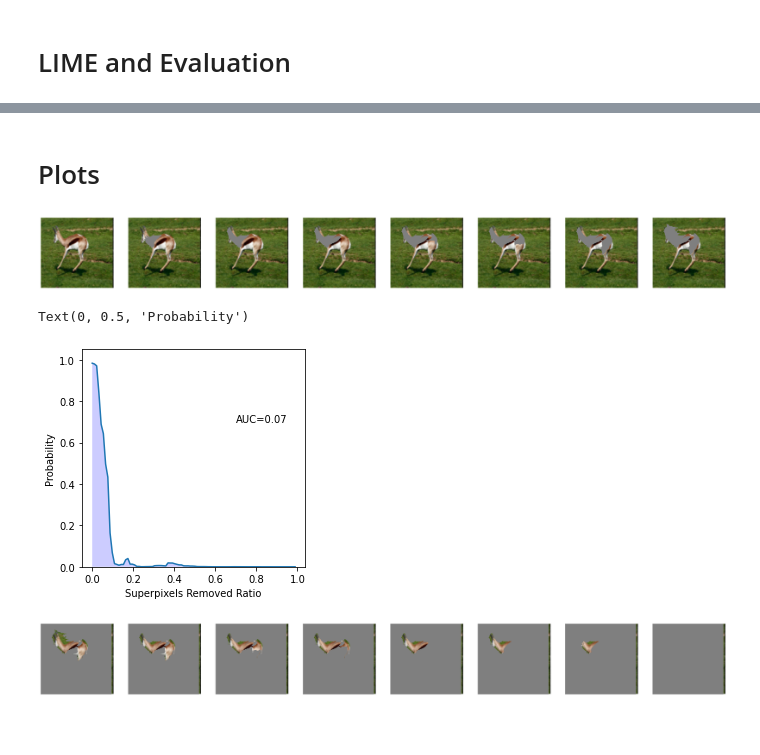
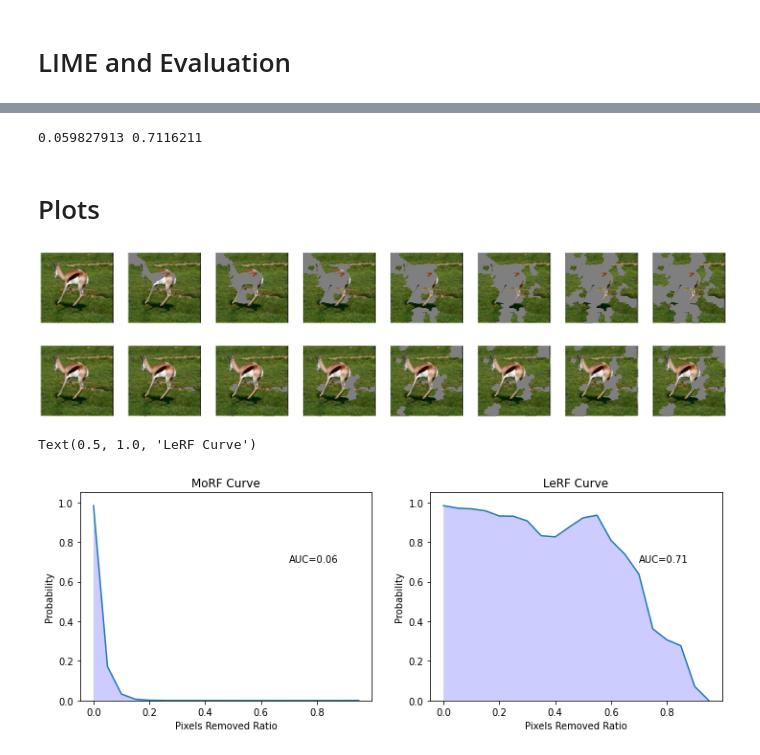
Before and after one commit to PaddlePaddle/InterpretDL, a Jupyter notebook: tutorials/perturbation_tutorial.ipynb, the cells around one changed output, grey strips where cells are left out. Drawn from its saved outputs; the diff is of its cells as text; code cells hidden in the pictures; blank space fills up the shorter version.

```diff
--- a/tutorials/perturbation_tutorial.ipynb
+++ b/tutorials/perturbation_tutorial.ipynb
@@ -5,8 +7,12 @@ import interpretdl as it
 # %%
+import interpretdl as it
 from paddle.vision.models import resnet50
+import paddle
+device = 'gpu:0'
+paddle.set_device(device)
 paddle_model = resnet50(pretrained=True)
 img_path = 'assets/deer.png'
-sg = it.SmoothGradInterpreter(paddle_model, device='gpu:0')
+sg = it.SmoothGradInterpreter(paddle_model, device=device)
 exp = sg.interpret(
         img_path,
         noise_amount=0.1,
@@ -29,10 +61,10 @@ r = evaluator.evaluate(img_path, exp)
 from paddle.vision.models import resnet50
 paddle_model = resnet50(pretrained=True)
 img_path = 'assets/deer.png'
-lime = it.LIMECVInterpreter(paddle_model, device='gpu:0')
+lime = it.LIMECVInterpreter(paddle_model, device=device)
 lime_weights = lime.interpret(
     img_path,
-    num_samples=2000,
+    num_samples=3000,
     batch_size=50,
     visual=True,
     save_path=None
@@ -44,6 +74,9 @@ W0301 21:31:50.710744 24315 device_context.cc:465] device: 0, cuDNN Version: 7.6
 # %%
-evaluator = it.Perturbation(paddle_model, device='gpu:0')
-r = evaluator.evaluate(img_path, lime.lime_results)
+evaluator = it.Perturbation(paddle_model, device=device)
+r = evaluator.evaluate(img_path, lime.lime_results, limit_number_generated_samples=20)
+print(r['MoRF_score'], r['LeRF_score'])
+# %% [output]
+0.059827913 0.7116211
 # %% [markdown]
 # Plots
 # %%
@@ -52,41 +85,51 @@ import matplotlib.pyplot as plt
 psize = 4
 show_images = 8
 cols = show_images
+
+# deletion
 fig, ax = plt.subplots(1, cols, figsize=(cols*psize, 1*psize))
 for axis, img in zip(ax, r['MoRF_images'][:show_images]):
     axis.axis('off')
     axis.imshow(img)
 
 plt.show()
+
+# insertion
+fig, ax = plt.subplots(1, cols, figsize=(cols*psize, 1*psize))
+for axis, img in zip(ax, r['LeRF_images'][:show_images]):
+    axis.axis('off')
+    axis.imshow(img)
+
+plt.show()
 # %% [output]
-[figure, old version]
+[figure, new version]
+[figure, added]
 # %%
 import numpy as np
-fig, ax = plt.subplots(1, 1, figsize=(4, 4))
-ax.plot(np.arange(len(r['MoRF_probas'])) / len(r['MoRF_probas']), r['MoRF_probas'])
-ax.text(0.7, 0.7, f"AUC={np.mean(r['MoRF_probas']):.2f}")
-ax.fill_between(x = np.arange(len(r['MoRF_probas'])) / len(r['MoRF_probas']),
+fig, axes = plt.subplots(1, 2, figsize=(12, 4))
+axes[0].plot(np.arange(len(r['MoRF_probas'])) / len(r['MoRF_probas']), r['MoRF_probas'])
+axes[0].text(0.7, 0.7, f"AUC={np.mean(r['MoRF_probas']):.2f}")
+axes[0].fill_between(x = np.arange(len(r['MoRF_probas'])) / len(r['MoRF_probas']),
                  y1 = 0,
                  y2 = r['MoRF_probas'],
                  alpha = 0.2,
                  facecolor = 'blue')
-ax.set_ylim((0, 1.05))
-ax.set_xlabel('Superpixels Removed Ratio')
-ax.set_ylabel('Probability')
+axes[0].set_ylim((0, 1.05))
+axes[0].set_xlabel('Pixels Removed Ratio')
+axes[0].set_ylabel('Probability')
+axes[0].set_title('MoRF Curve')
+
+axes[1].plot(np.arange(len(r['LeRF_probas'])) / len(r['LeRF_probas']), r['LeRF_probas'])
+axes[1].text(0.7, 0.7, f"AUC={np.mean(r['LeRF_probas']):.2f}")
+axes[1].fill_between(x = np.arange(len(r['LeRF_probas'])) / len(r['LeRF_probas']),
+                 y1 = 0,
+                 y2 = r['LeRF_probas'],
+                 alpha = 0.2,
+                 facecolor = 'blue')
+axes[1].set_ylim((0, 1.05))
+axes[1].set_xlabel('Pixels Removed Ratio')
+axes[1].set_ylabel('Probability')
+axes[1].set_title('LeRF Curve')
 # %% [output]
-Text(0, 0.5, 'Probability')
+Text(0.5, 1.0, 'LeRF Curve')
-[figure, old version]
+[figure, new version]
-# %%
-import matplotlib.pyplot as plt
-
-psize = 4
-show_images = 8
-cols = show_images
-fig, ax = plt.subplots(1, cols, figsize=(cols*psize, 1*psize))
-for axis, img in zip(ax, r['LeRF_images'][-show_images:]):
-    axis.axis('off')
-    axis.imshow(img)
-
-plt.show()
-# %% [output]
-[figure, removed]
```
Also changed, not shown: parts of 8 cells of this notebook, 2 other files.
